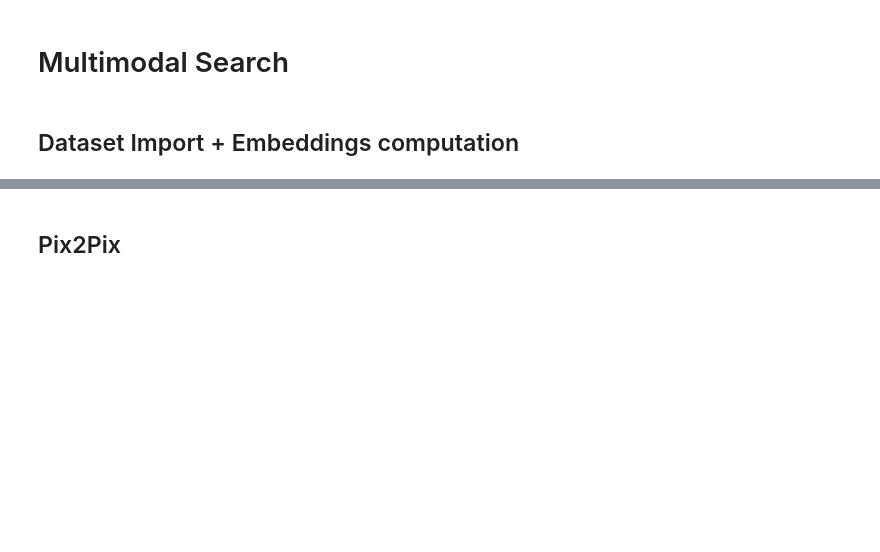
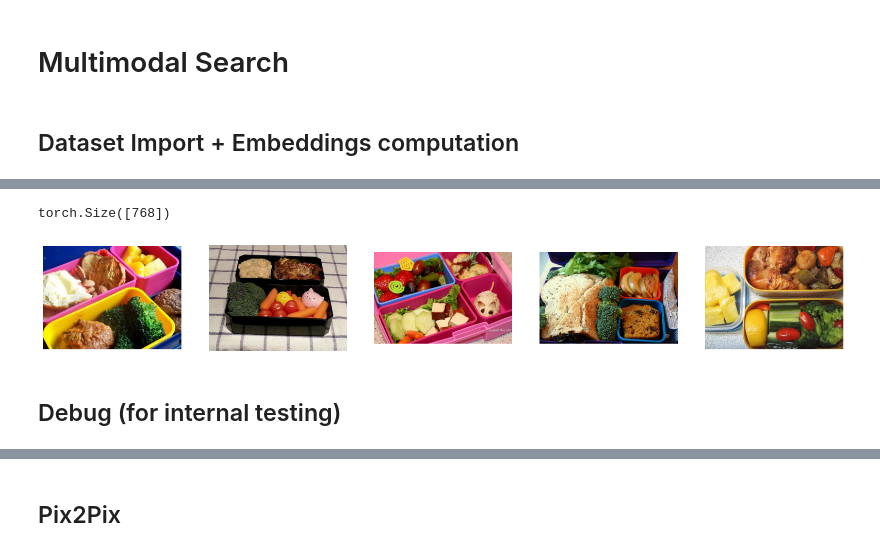
Before and after one commit to baptistecolle/multimodal-search, a Jupyter notebook: experiment.ipynb, the cells around one changed output, grey strips where cells are left out. Drawn from its saved outputs; the diff is of its cells as text; code cells hidden in the pictures; blank space fills up the shorter version.

```diff
--- a/experiment.ipynb
+++ b/experiment.ipynb
@@ -113,0 +155,27 @@ print(samples["image_file_path"])
+# %%
+import matplotlib.pyplot as plt
+
+
+print(torch.tensor(dataset_emb["embeddings"][32]).shape)
+
+def get_nearest_examples(embedding, k=5):
+    return dataset_emb.get_nearest_examples("embeddings", embedding.numpy(), k=k)
+
+scores, samples = get_nearest_examples(question_embedding)
+
+def plot_nearest_samples(samples):
+
+    sample_images = samples["image"]
+
+    fig, axs = plt.subplots(1, 5, figsize=(20, 20))
+    for i, ax in enumerate(axs):
+        ax.imshow(sample_images[i])
+        ax.axis("off")
+    plt.show()
+
+plot_nearest_samples(samples)
+# %% [output]
+torch.Size([768])
+[figure, added]
+# %% [markdown]
+## Debug (for internal testing)
```
Also changed, not shown: parts of 14 cells of this notebook.
